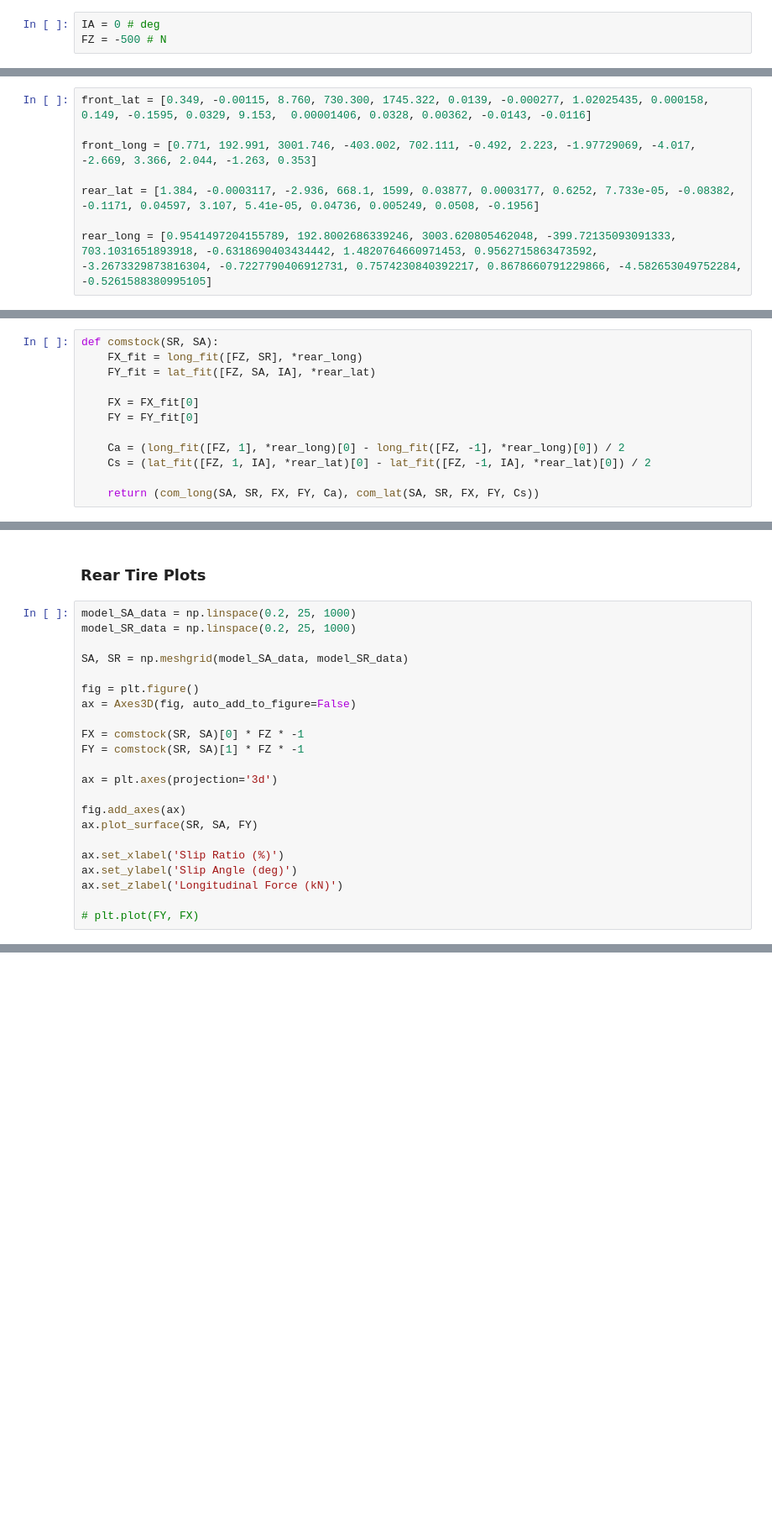
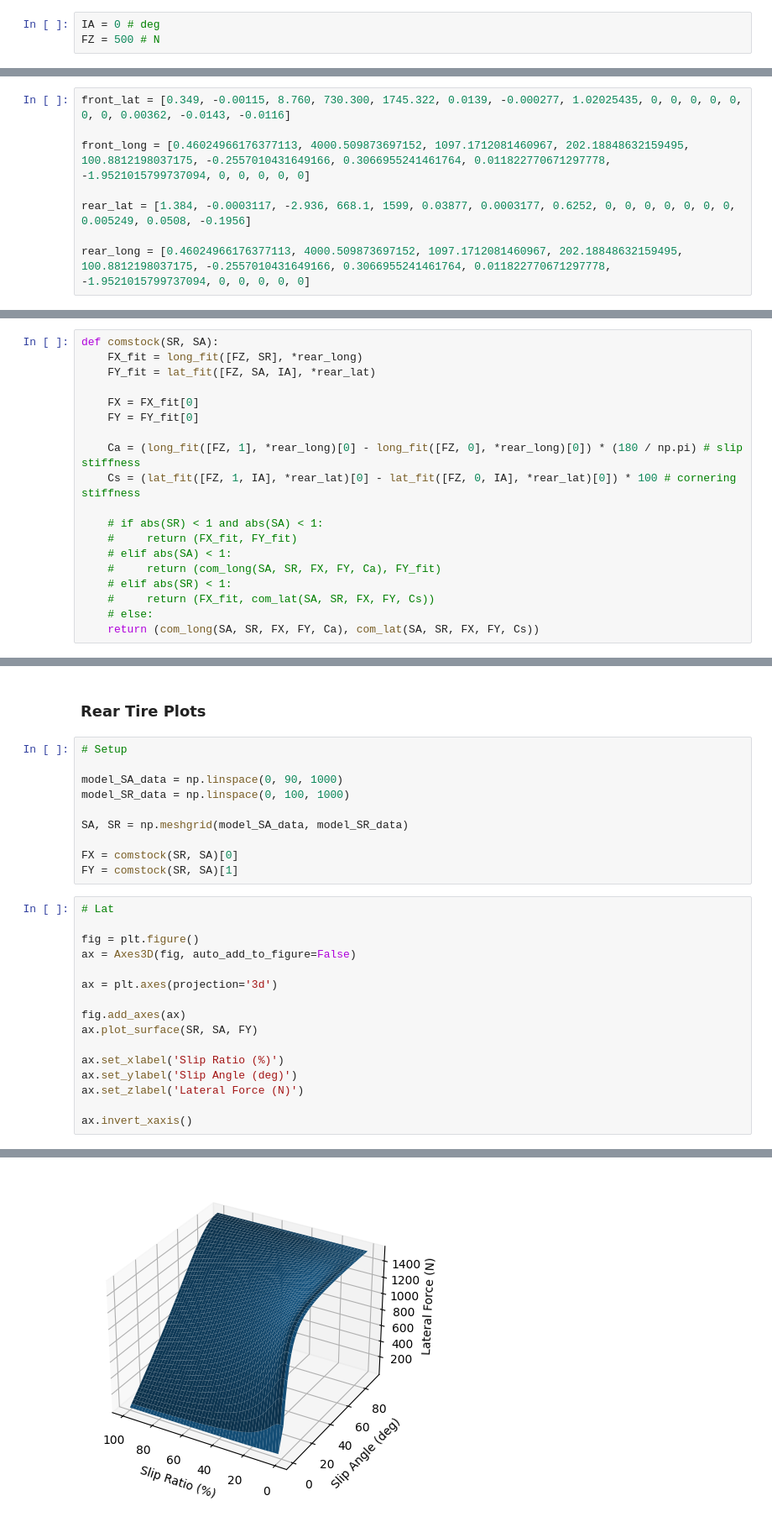
Before and after one commit to rhorvath02/tire_analysis, a Jupyter notebook: comstock/plotting.ipynb, the cells around one changed output, grey strips where cells are left out. Shown at 84% size. Cells and saved outputs as stored; diff of their text form; blank space fills up the shorter version.

```diff
--- a/comstock/plotting.ipynb
+++ b/comstock/plotting.ipynb
@@ -8,7 +8,7 @@ from mpl_toolkits.mplot3d import Axes3D
 ### Fixed Values for Model
 # %%
 IA = 0 # deg
-FZ = -500 # N
+FZ = 500 # N
 # %% [markdown]
 ### Pacejka Fits
 # %%
@@ -59,14 +66,13 @@ def com_long(SA, SR, FX, FY, Ca):
 # %% [markdown]
 ### Pacejka Fit Coefficients
 # %%
-front_lat = [0.349, -0.00115, 8.760, 730.300, 1745.322, 0.0139, -0.000277, 1.02025435, 0.000158, 0.149, -0.1595, 0.0329, 9.153,  0.00001406, 0.0328, 0.00362, -0.0143, -0.0116]
+front_lat = [0.349, -0.00115, 8.760, 730.300, 1745.322, 0.0139, -0.000277, 1.02025435, 0, 0, 0, 0, 0,  0, 0, 0.00362, -0.0143, -0.0116]
 
-front_long = [0.771, 192.991, 3001.746, -403.002, 702.111, -0.492, 2.223, -1.97729069, -4.017, -2.669, 3.366, 2.044, -1.263, 0.353]
+front_long = [0.46024966176377113, 4000.509873697152, 1097.1712081460967, 202.18848632159495, 100.8812198037175, -0.2557010431649166, 0.3066955241461764, 0.011822770671297778, -1.9521015799737094, 0, 0, 0, 0, 0]
 
-rear_lat = [1.384, -0.0003117, -2.936, 668.1, 1599, 0.03877, 0.0003177, 0.6252, 7.733e-05, -0.08382, -0.1171, 0.04597, 3.107, 5.41e-05, 0.04736, 0.005249, 0.0508, -0.1956]
+rear_lat = [1.384, -0.0003117, -2.936, 668.1, 1599, 0.03877, 0.0003177, 0.6252, 0, 0, 0, 0, 0, 0, 0, 0.005249, 0.0508, -0.1956]
 
-rear_long = [0.9541497204155789, 192.8002686339246, 3003.620805462048, -399.72135093091333, 703.1031651893918, -0.6318690403434442, 1.4820764660971453, 0.9562715863473592,
--3.2673329873816304, -0.7227790406912731, 0.7574230840392217, 0.8678660791229866, -4.582653049752284, -0.5261588380995105]
+rear_long = [0.46024966176377113, 4000.509873697152, 1097.1712081460967, 202.18848632159495, 100.8812198037175, -0.2557010431649166, 0.3066955241461764, 0.011822770671297778, -1.9521015799737094, 0, 0, 0, 0, 0]
 # %% [markdown]
 ### Rear Tire
 # %%
@@ -77,7 +83,14 @@ def comstock(SR, SA):
     FX = FX_fit[0]
     FY = FY_fit[0]
 
-    Ca = (long_fit([FZ, 1], *rear_long)[0] - long_fit([FZ, -1], *rear_long)[0]) / 2
-    Cs = (lat_fit([FZ, 1, IA], *rear_lat)[0] - lat_fit([FZ, -1, IA], *rear_lat)[0]) / 2
+    Ca = (long_fit([FZ, 1], *rear_long)[0] - long_fit([FZ, 0], *rear_long)[0]) * (180 / np.pi) # slip stiffness
+    Cs = (lat_fit([FZ, 1, IA], *rear_lat)[0] - lat_fit([FZ, 0, IA], *rear_lat)[0]) * 100 # cornering stiffness
 
+    # if abs(SR) < 1 and abs(SA) < 1:
+    #     return (FX_fit, FY_fit)
+    # elif abs(SA) < 1:
+    #     return (com_long(SA, SR, FX, FY, Ca), FY_fit)
+    # elif abs(SR) < 1:
+    #     return (FX_fit, com_lat(SA, SR, FX, FY, Cs))
+    # else:
     return (com_long(SA, SR, FX, FY, Ca), com_lat(SA, SR, FX, FY, Cs))
@@ -87,16 +107,20 @@ def comstock(SR, SA):
 # %% [markdown]
 ### Rear Tire Plots
+# %%
+# Setup
+
+model_SA_data = np.linspace(0, 90, 1000)
+model_SR_data = np.linspace(0, 100, 1000)
+
+SA, SR = np.meshgrid(model_SA_data, model_SR_data)
+
+FX = comstock(SR, SA)[0]
+FY = comstock(SR, SA)[1]
 # %%
-model_SA_data = np.linspace(0.2, 25, 1000)
-model_SR_data = np.linspace(0.2, 25, 1000)
-
-SA, SR = np.meshgrid(model_SA_data, model_SR_data)
+# Lat
 
 fig = plt.figure()
 ax = Axes3D(fig, auto_add_to_figure=False)
-
-FX = comstock(SR, SA)[0] * FZ * -1
-FY = comstock(SR, SA)[1] * FZ * -1
 
 ax = plt.axes(projection='3d')
 
@@ -105,7 +129,7 @@ ax.plot_surface(SR, SA, FY)
 
 ax.set_xlabel('Slip Ratio (%)')
 ax.set_ylabel('Slip Angle (deg)')
-ax.set_zlabel('Longitudinal Force (kN)')
+ax.set_zlabel('Lateral Force (N)')
 
-# plt.plot(FY, FX)
+ax.invert_xaxis()
 # %% [output]
@@ -113,0 +136 @@ ValueError: The truth value of an array with more than one element is ambiguous.
+[figure, added]
```
Also changed, not shown: parts of 6 cells of this notebook, 11 other files.
